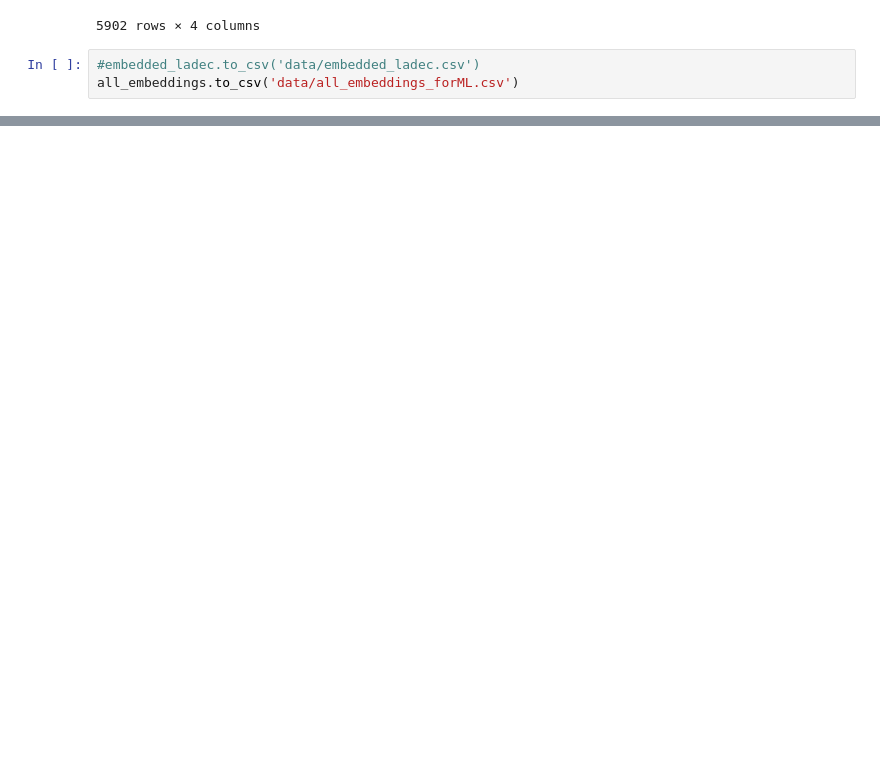
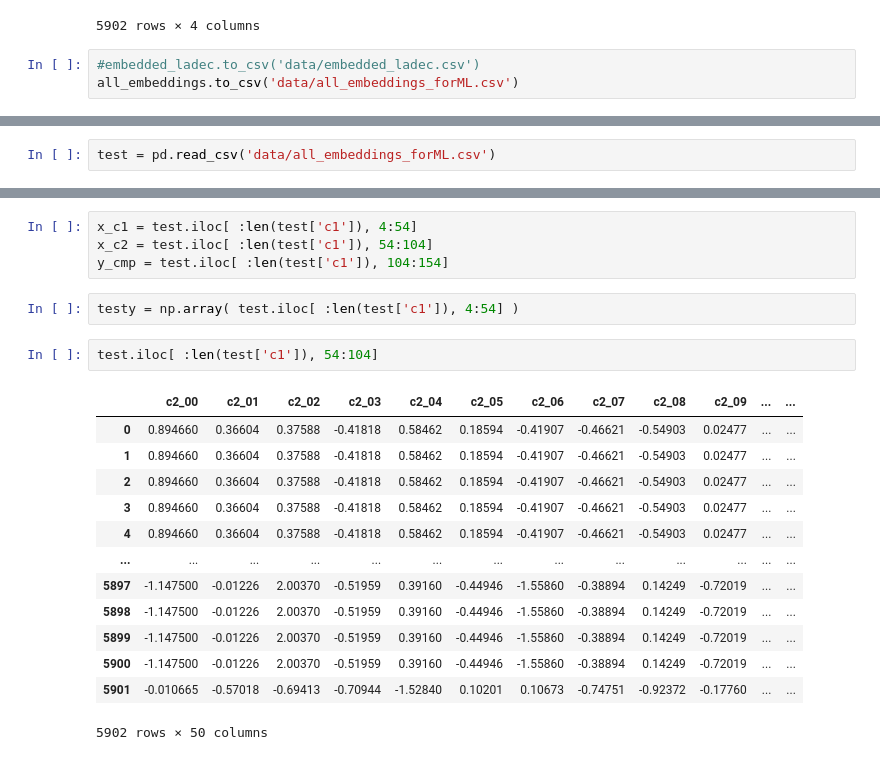
Before and after one commit to kmikes/ladec-embeddings, a Jupyter notebook: NoteBooks/Create-Ladec-embeddinginfo.ipynb, the cells around one changed output, grey strips where cells are left out. Saved outputs shown, nothing was run; the diff lists cells and outputs as text; blank space fills up the shorter version.

```diff
--- a/NoteBooks/Create-Ladec-embeddinginfo.ipynb
+++ b/NoteBooks/Create-Ladec-embeddinginfo.ipynb
@@ -120,0 +213,2 @@ ModuleNotFoundError: No module named 'tensorflow'
+# %%
+test = pd.read_csv('data/all_embeddings_forML.csv')
@@ -120,0 +225,22 @@ ModuleNotFoundError: No module named 'tensorflow'
+# %%
+x_c1 = test.iloc[ :len(test['c1']), 4:54]
+x_c2 = test.iloc[ :len(test['c1']), 54:104]
+y_cmp = test.iloc[ :len(test['c1']), 104:154]
+# %%
+testy = np.array( test.iloc[ :len(test['c1']), 4:54] )
+# %%
+test.iloc[ :len(test['c1']), 54:104]
+# %% [output]
+|  | c2_00 | c2_01 | c2_02 | c2_03 | c2_04 | c2_05 | c2_06 | c2_07 | c2_08 | c2_09 | ... | ... |
+| 0 | 0.894660 | 0.36604 | 0.37588 | -0.41818 | 0.58462 | 0.18594 | -0.41907 | -0.46621 | -0.54903 | 0.02477 | ... | ... |
+| 1 | 0.894660 | 0.36604 | 0.37588 | -0.41818 | 0.58462 | 0.18594 | -0.41907 | -0.46621 | -0.54903 | 0.02477 | ... | ... |
+| 2 | 0.894660 | 0.36604 | 0.37588 | -0.41818 | 0.58462 | 0.18594 | -0.41907 | -0.46621 | -0.54903 | 0.02477 | ... | ... |
+| 3 | 0.894660 | 0.36604 | 0.37588 | -0.41818 | 0.58462 | 0.18594 | -0.41907 | -0.46621 | -0.54903 | 0.02477 | ... | ... |
+| 4 | 0.894660 | 0.36604 | 0.37588 | -0.41818 | 0.58462 | 0.18594 | -0.41907 | -0.46621 | -0.54903 | 0.02477 | ... | ... |
+| ... | ... | ... | ... | ... | ... | ... | ... | ... | ... | ... | ... | ... |
+| 5897 | -1.147500 | -0.01226 | 2.00370 | -0.51959 | 0.39160 | -0.44946 | -1.55860 | -0.38894 | 0.14249 | -0.72019 | ... | ... |
+| 5898 | -1.147500 | -0.01226 | 2.00370 | -0.51959 | 0.39160 | -0.44946 | -1.55860 | -0.38894 | 0.14249 | -0.72019 | ... | ... |
+| 5899 | -1.147500 | -0.01226 | 2.00370 | -0.51959 | 0.39160 | -0.44946 | -1.55860 | -0.38894 | 0.14249 | -0.72019 | ... | ... |
+| 5900 | -1.147500 | -0.01226 | 2.00370 | -0.51959 | 0.39160 | -0.44946 | -1.55860 | -0.38894 | 0.14249 | -0.72019 | ... | ... |
+| 5901 | -0.010665 | -0.57018 | -0.69413 | -0.70944 | -1.52840 | 0.10201 | 0.10673 | -0.74751 | -0.92372 | -0.17760 | ... | ... |
+5902 rows × 50 columns
```
Also changed, not shown: parts of 40 cells of this notebook, 4 other files.
